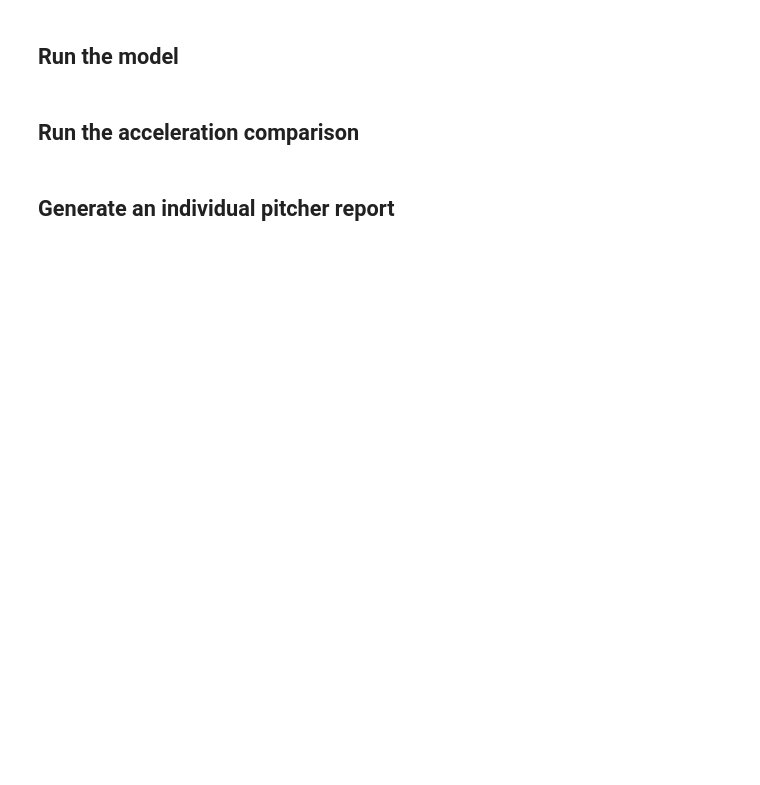
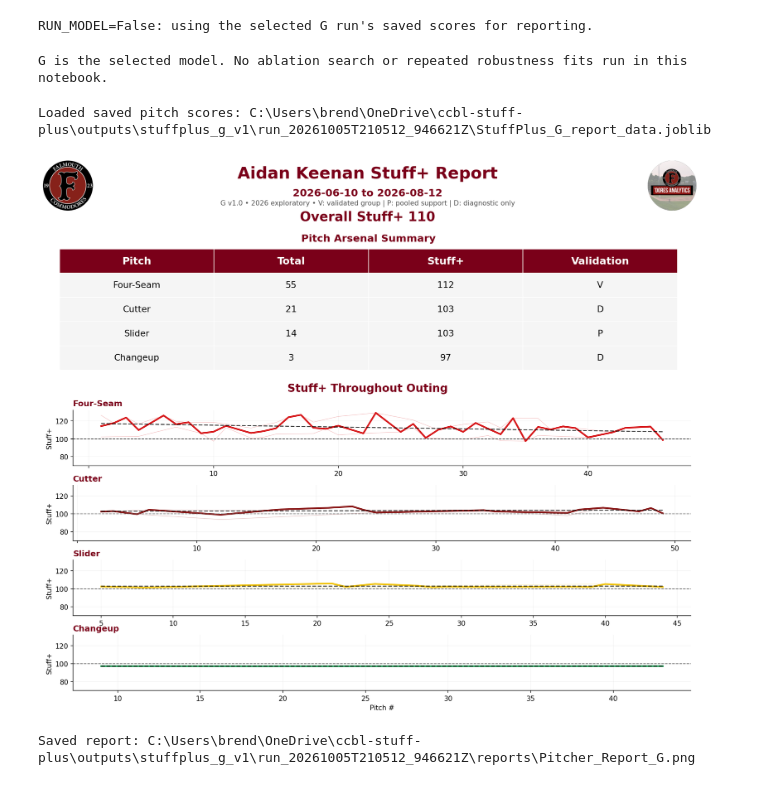
Before and after one commit to bdrisc/ccbl-stuff-plus, a Jupyter notebook: notebooks/CCBL_StuffPlus_Model.ipynb, the cells around one changed output. Saved outputs shown, nothing was run; the diff lists cells and outputs as text; code cells hidden in the pictures; blank space fills up the shorter version.

Commit message:
Update Stuff+ to G model and align report chart scores

```diff
--- a/notebooks/CCBL_StuffPlus_Model.ipynb
+++ b/notebooks/CCBL_StuffPlus_Model.ipynb
@@ -2691,62 +2456,61 @@ def run_acceleration_ablation(
-# %% [markdown]
-## Run the model
 # %%
 if RUN_MODEL:
-    diagnostics, scores, summary = run_pipeline(
-        DATA_FILES,
-        OUTPUT_PATH,
-        model_bundle_path=MODEL_BUNDLE_PATH,
-        report_data_path=REPORT_DATA_PATH,
-        settings=SETTINGS,
+    import json, hashlib, platform, sklearn, xgboost
+    diagnostics, scores, summary, validation_tables = run_pipeline(
+        DATA_FILES, OUTPUT_PATH, model_bundle_path=MODEL_BUNDLE_PATH,
+        report_data_path=REPORT_DATA_PATH, settings=SETTINGS,
     )
-    print("\nPitch-type/hand validation diagnostics (scores are still available for every tier):")
-    print(
-        diagnostics[
-            [
-                "PitchType",
-                "PitcherThrows",
-                "Status",
-                "ScoringAvailability",
-                "CalibrationSource",
-                "ReferenceSource",
-                "Reason",
-            ]
-        ].to_string(index=False)
-    )
+    manifest = {
+        "model_version": MODEL_VERSION, "created_utc": datetime.now(timezone.utc).isoformat(),
+        "settings": asdict(SETTINGS), "numeric_features": FULL_NUMERIC_FEATURES,
+        "pitch_label_policy": "MyPitchType only", "forward_evaluation": "2026 exploratory",
+        "feature_definition": "ZoneTime in seconds; fitted deceleration is minus the gravity-removed acceleration projection along legacy nine-parameter midpoint velocity (y0 to front of plate). Imperial inputs required.",
+        "neutralization": "Measured time and deceleration held fixed across neutral location grid; trajectory is not recomputed",
+        "calibration_limit": "Cross-fitted diagnostic calibration is not fully nested base-model/calibrator validation",
+        "versions": {"python": platform.python_version(), "numpy": np.__version__, "pandas": pd.__version__, "sklearn": sklearn.__version__, "xgboost": xgboost.__version__},
+        "publication_tiers": diagnostics.Status.value_counts().to_dict(), "files": [],
+    }
+    for path in DATA_FILES:
+        digest = hashlib.sha256()
+        with Path(path).open("rb") as handle:
+            for chunk in iter(lambda: handle.read(1024*1024), b""):
+                digest.update(chunk)
+        manifest["files"].append({"name": Path(path).name, "sha256": digest.hexdigest()})
+    MANIFEST_PATH.write_text(json.dumps(manifest, indent=2), encoding="utf-8")
+    print(diagnostics[["PitchType", "PitcherThrows", "Status", "HoldoutCalibrationFlag", "Reason"]].to_string(index=False))
 else:
-    print(
-        "RUN_MODEL=False: skipped model fitting. "
-        "Use the next cell to generate a report from saved pitch scores."
-    )
+    print("RUN_MODEL=False: using the selected G run's saved scores for reporting.")
+# %% [output]
+RUN_MODEL=False: using the selected G run's saved scores for reporting.
-# %% [markdown]
-## Run the acceleration comparison
 # %%
-if RUN_ACCELERATION_EXPERIMENT:
-    acceleration_results = run_acceleration_ablation(
-        DATA_FILES, ACCELERATION_OUTPUT_DIR, settings=SETTINGS,
-        flight_time_column=ACCELERATION_FLIGHT_TIME_COLUMN,
-        flight_time_units=ACCELERATION_FLIGHT_TIME_UNITS,
-        break_units=ACCELERATION_BREAK_UNITS,
-        compatible_interval_confirmed=ACCELERATION_COMPATIBLE_INTERVAL,
-        include_fitted=INCLUDE_FITTED_ACCELERATION,
-    )
+print("G is the selected model. No ablation search or repeated robustness fits run in this notebook.")
+# %% [output]
+G is the selected model. No ablation search or repeated robustness fits run in this notebook.
-# %% [markdown]
-## Generate an individual pitcher report
 # %%
 if CREATE_REPORT:
     report_scores = load_saved_report_scores(REPORT_DATA_PATH, OUTPUT_PATH)
 
-    report_path = REPORT_DIRECTORY / "Pitcher_Report.png"
+    report_validation = report_scores[
+        report_scores.Pitcher.eq(PITCHER_NAME) & report_scores.Season.eq(SETTINGS.holdout_season)
+        & report_scores.Date.between(REPORT_START_DATE, REPORT_END_DATE)
+    ].groupby(["PitchType", "ReportPitchType", "PitcherThrows", "PublicationTier"], dropna=False).size().reset_index(name="PitchCount")
+    report_validation.insert(0, "ModelVersion", MODEL_VERSION)
+    report_validation.to_csv(REPORT_DIRECTORY / "Pitcher_Validation_G.csv", index=False)
+    report_path = REPORT_DIRECTORY / "Pitcher_Report_G.png"
 
     generate_stuffplus_onepage_report(
         pitcher_name=PITCHER_NAME,
         scores=report_scores,
         start_date=REPORT_START_DATE,
         end_date=REPORT_END_DATE,
         save_path=report_path,
         left_logo_path=LEFT_LOGO_PATH,
         right_logo_path=RIGHT_LOGO_PATH,
         settings=SETTINGS,
     )
 else:
     print("CREATE_REPORT=False: no report generated.")
+# %% [output]
+Loaded saved pitch scores: C:\Users\brend\OneDrive\ccbl-stuff-plus\outputs\stuffplus_g_v1\run_20261005T210512_946621Z\StuffPlus_G_report_data.joblib
+[figure, added]
+Saved report: C:\Users\brend\OneDrive\ccbl-stuff-plus\outputs\stuffplus_g_v1\run_20261005T210512_946621Z\reports\Pitcher_Report_G.png
```
Also changed, not shown: parts of 13 cells of this notebook.
